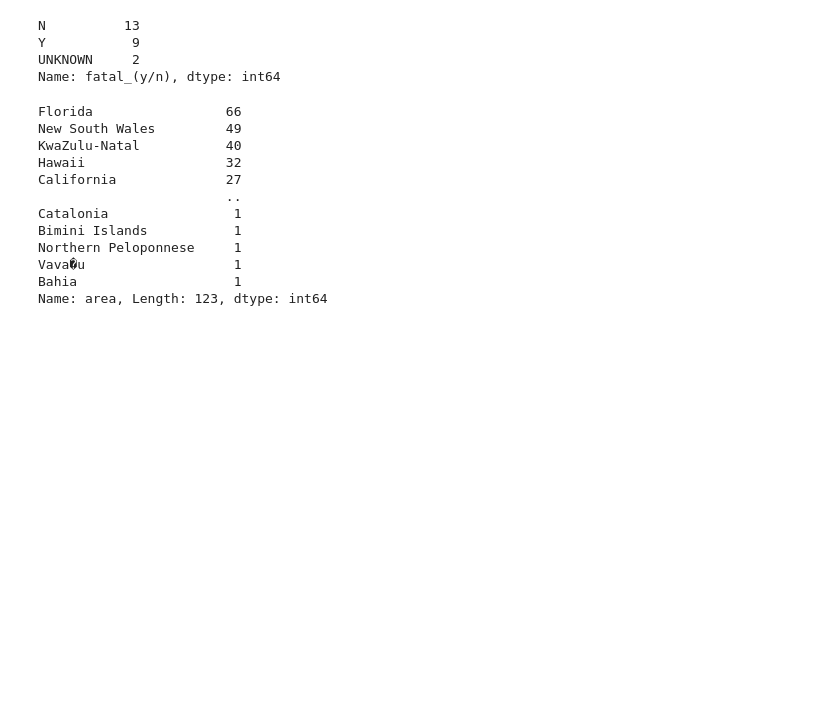
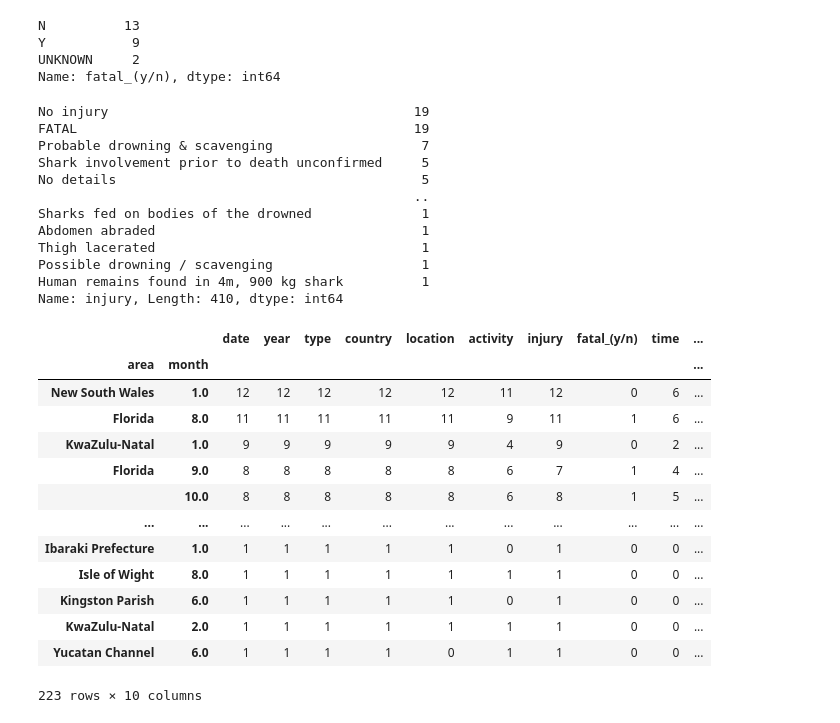
Before and after one commit to carlarbj/Shark_attack, a Jupyter notebook: Shark _attack_project.ipynb, the cells around one changed output. Saved outputs shown, nothing was run; the diff lists cells and outputs as text; code cells hidden in the pictures; blank space fills up the shorter version.

```diff
--- a/Shark _attack_project.ipynb
+++ b/Shark _attack_project.ipynb
@@ -862,17 +868,34 @@ Y           9
 UNKNOWN     2
 Name: fatal_(y/n), dtype: int64
 # %%
-invalid_att['area'].value_counts()
+invalid_att['injury'].value_counts()
 # %% [output]
-Florida                 66
-New South Wales         49
-KwaZulu-Natal           40
-Hawaii                  32
-California              27
-                        ..
-Catalonia                1
-Bimini Islands           1
-Northern Peloponnese     1
-Vava�u                   1
-Bahia                    1
-Name: area, Length: 123, dtype: int64
+No injury                                       19
+FATAL                                           19
+Probable drowning & scavenging                   7
+Shark involvement prior to death unconfirmed     5
+No details                                       5
+                                                ..
+Sharks fed on bodies of the drowned              1
+Abdomen abraded                                  1
+Thigh lacerated                                  1
+Possible drowning / scavenging                   1
+Human remains found in 4m, 900 kg shark          1
+Name: injury, Length: 410, dtype: int64
+# %%
+invalid_att.groupby(['area', 'month']).count().sort_values(['year'], ascending = False)
+# %% [output]
+|  |  | date | year | type | country | location | activity | injury | fatal_(y/n) | time | ... |
+| area | month |  |  |  |  |  |  |  |  |  | ... |
+| New South Wales | 1.0 | 12 | 12 | 12 | 12 | 12 | 11 | 12 | 0 | 6 | ... |
+| Florida | 8.0 | 11 | 11 | 11 | 11 | 11 | 9 | 11 | 1 | 6 | ... |
+| KwaZulu-Natal | 1.0 | 9 | 9 | 9 | 9 | 9 | 4 | 9 | 0 | 2 | ... |
+| Florida | 9.0 | 8 | 8 | 8 | 8 | 8 | 6 | 7 | 1 | 4 | ... |
+|  | 10.0 | 8 | 8 | 8 | 8 | 8 | 6 | 8 | 1 | 5 | ... |
+| ... | ... | ... | ... | ... | ... | ... | ... | ... | ... | ... | ... |
+| Ibaraki Prefecture | 1.0 | 1 | 1 | 1 | 1 | 1 | 0 | 1 | 0 | 0 | ... |
+| Isle of Wight | 8.0 | 1 | 1 | 1 | 1 | 1 | 1 | 1 | 0 | 0 | ... |
+| Kingston Parish | 6.0 | 1 | 1 | 1 | 1 | 1 | 0 | 1 | 0 | 0 | ... |
+| KwaZulu-Natal | 2.0 | 1 | 1 | 1 | 1 | 1 | 1 | 1 | 0 | 0 | ... |
+| Yucatan Channel | 6.0 | 1 | 1 | 1 | 1 | 0 | 1 | 1 | 0 | 0 | ... |
+223 rows × 10 columns
```
Also changed, not shown: parts of 5 cells of this notebook.
